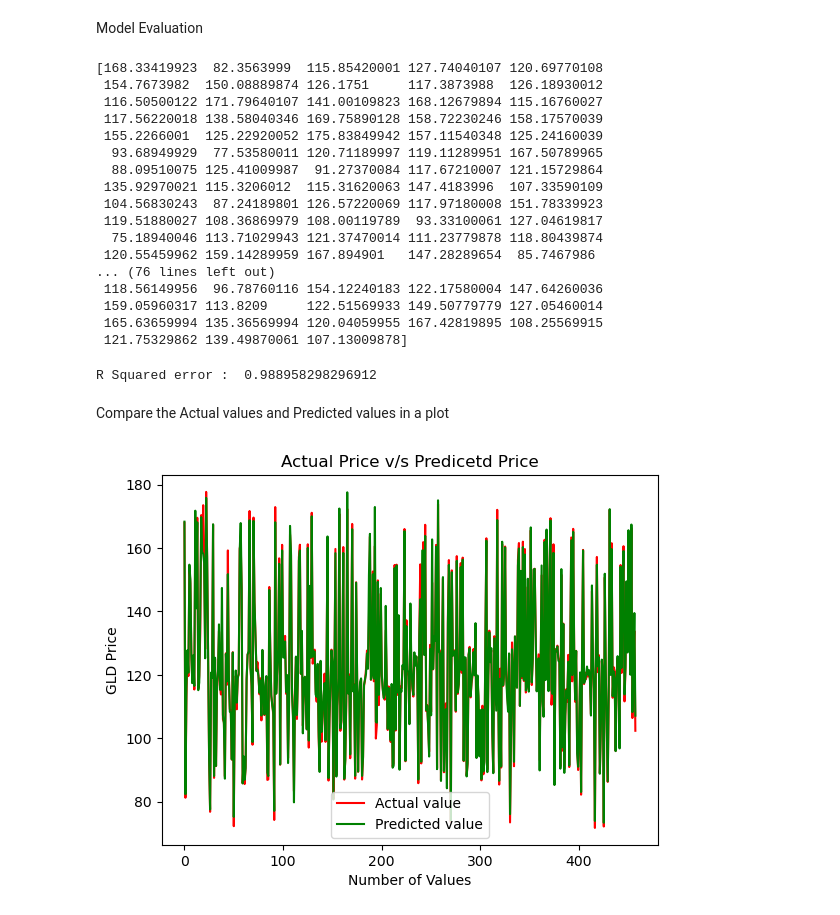
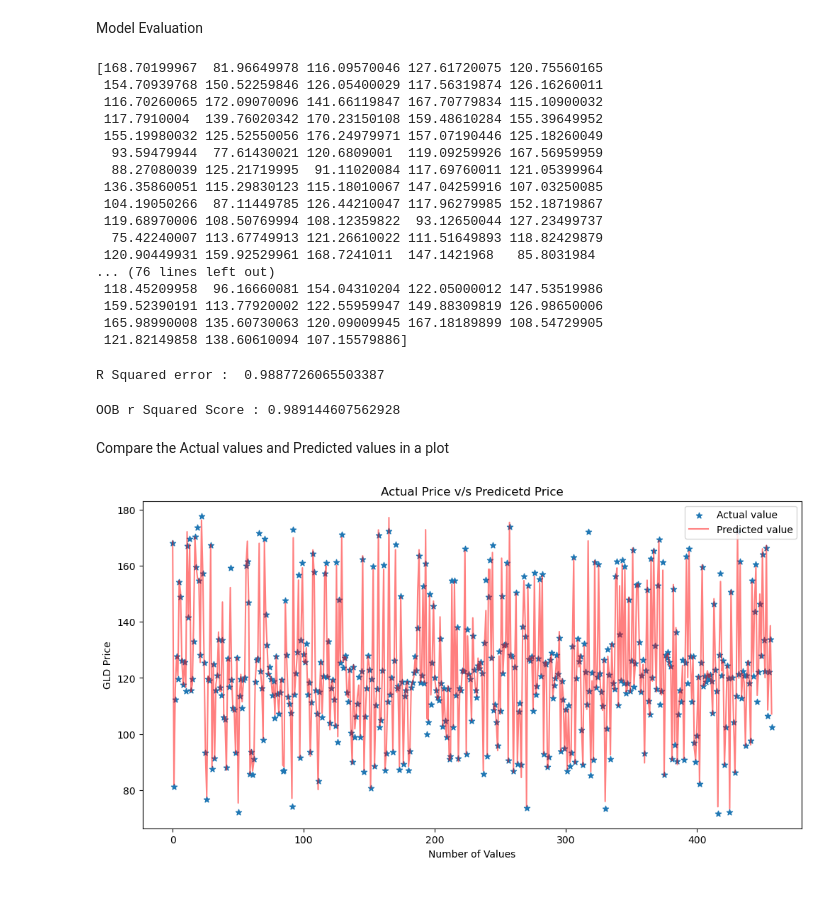
Before and after one commit to Srija-kraleti/Gold-Price-Prediction-using-Random-Forest-Regressor, a Jupyter notebook: Gold_Price_Prediction.ipynb, the cells around one changed output. Drawn from its saved outputs; the diff is of its cells as text; code cells hidden in the pictures.

```diff
--- a/Gold_Price_Prediction.ipynb
+++ b/Gold_Price_Prediction.ipynb
@@ -151,7 +151,7 @@ X_train,X_test,Y_train,Y_test = train_test_split(X, Y, test_size = 0.2, random_s
 # %% [markdown]
 Model Training using Random Forest Regressor
 # %%
-regressor = RandomForestRegressor(n_estimators = 100)
+regressor = RandomForestRegressor(n_estimators = 100, oob_score = True)
 # %%
 #Training the model
 regressor.fit(X_train, Y_train)
@@ -164,39 +164,44 @@ Model Evaluation
 test_data_prediction = regressor.predict(X_test)
 print(test_data_prediction)
 # %% [output]
-[168.33419923  82.3563999  115.85420001 127.74040107 120.69770108
- 154.7673982  150.08889874 126.1751     117.3873988  126.18930012
- 116.50500122 171.79640107 141.00109823 168.12679894 115.16760027
- 117.56220018 138.58040346 169.75890128 158.72230246 158.17570039
- 155.2266001  125.22920052 175.83849942 157.11540348 125.24160039
-  93.68949929  77.53580011 120.71189997 119.11289951 167.50789965
-  88.09510075 125.41009987  91.27370084 117.67210007 121.15729864
- 135.92970021 115.3206012  115.31620063 147.4183996  107.33590109
- 104.56830243  87.24189801 126.57220069 117.97180008 151.78339923
- 119.51880027 108.36869979 108.00119789  93.33100061 127.04619817
-  75.18940046 113.71029943 121.37470014 111.23779878 118.80439874
- 120.55459962 159.14289959 167.894901   147.28289654  85.7467986
+[168.70199967  81.96649978 116.09570046 127.61720075 120.75560165
+ 154.70939768 150.52259846 126.05400029 117.56319874 126.16260011
+ 116.70260065 172.09070096 141.66119847 167.70779834 115.10900032
+ 117.7910004  139.76020342 170.23150108 159.48610284 155.39649952
+ 155.19980032 125.52550056 176.24979971 157.07190446 125.18260049
+  93.59479944  77.61430021 120.6809001  119.09259926 167.56959959
+  88.27080039 125.21719995  91.11020084 117.69760011 121.05399964
+ 136.35860051 115.29830123 115.18010067 147.04259916 107.03250085
+ 104.19050266  87.11449785 126.44210047 117.96279985 152.18719867
+ 119.68970006 108.50769994 108.12359822  93.12650044 127.23499737
+  75.42240007 113.67749913 121.26610022 111.51649893 118.82429879
+ 120.90449931 159.92529961 168.7241011  147.1421968   85.8031984
 ... (76 lines left out)
- 118.56149956  96.78760116 154.12240183 122.17580004 147.64260036
- 159.05960317 113.8209     122.51569933 149.50779779 127.05460014
- 165.63659994 135.36569994 120.04059955 167.42819895 108.25569915
- 121.75329862 139.49870061 107.13009878]
+ 118.45209958  96.16660081 154.04310204 122.05000012 147.53519986
+ 159.52390191 113.77920002 122.55959947 149.88309819 126.98650006
+ 165.98990008 135.60730063 120.09009945 167.18189899 108.54729905
+ 121.82149858 138.60610094 107.15579886]
 # %%
 #R Squared error
 error_score = metrics.r2_score(Y_test, test_data_prediction)
-print("R Squared error : ",error_score)
+print("R Squared error : ", error_score) #print(C,regressor.score(X_test, Y_test)) also be used without another variable
 # %% [output]
-R Squared error :  0.988958298296912
+R Squared error :  0.9887726065503387
+# %%
+print("OOB r Squared Score :",regressor.oob_score_) #to check overfitting
+# %% [output]
+OOB r Squared Score : 0.989144607562928
 # %% [markdown]
 Compare the Actual values and Predicted values in a plot
 # %%
 Y_test = list(Y_test) # converts pandas series to python list
-plt.plot(Y_test, color = 'red', label = 'Actual value')
-plt.plot(test_data_prediction, color = 'green', label = 'Predicted value')
+plt.figure(figsize = (12,6))
+plt.scatter(range(len(Y_test)), Y_test, marker = '*', label = 'Actual value')
+plt.plot(test_data_prediction, color = 'red', label = 'Predicted value', alpha = 0.5)
 plt.title('Actual Price v/s Predicetd Price')
 plt.xlabel('Number of Values')
 plt.ylabel('GLD Price')
 plt.legend() # small explanatory box for indication of color used to depict what is what
 plt.show()
 # %% [output]
-[figure, old version]
+[figure, new version]
```
Also changed, not shown: parts of 4 cells of this notebook.
